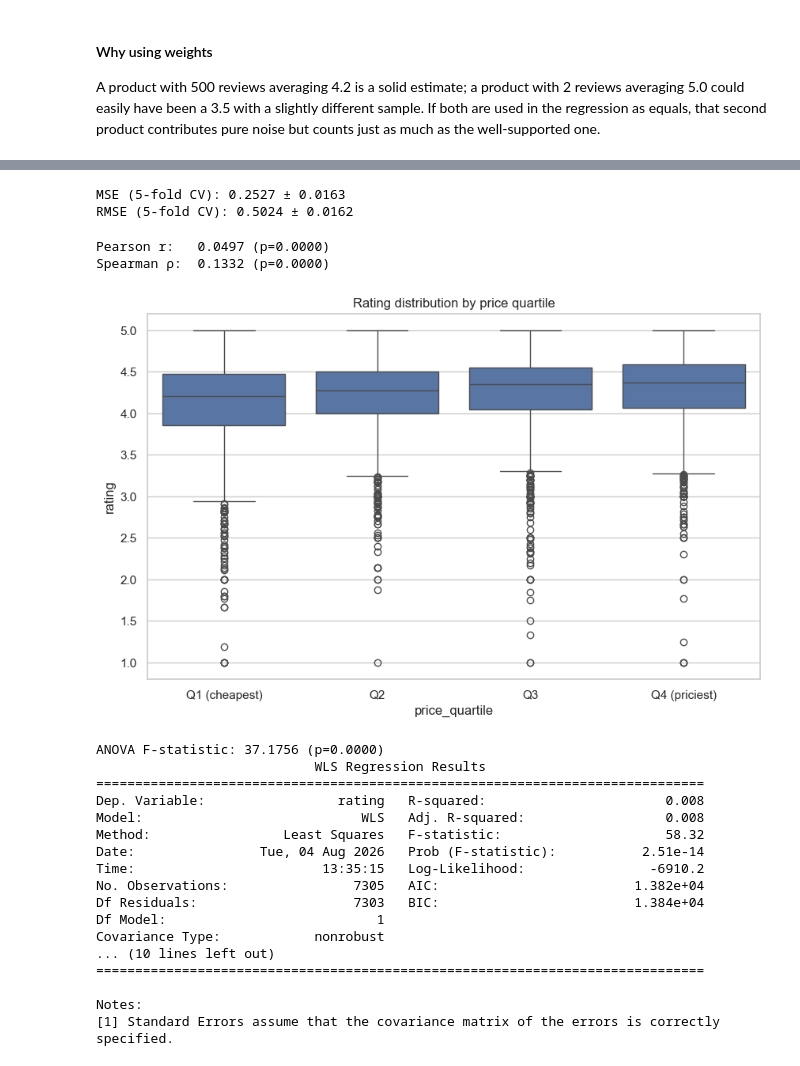
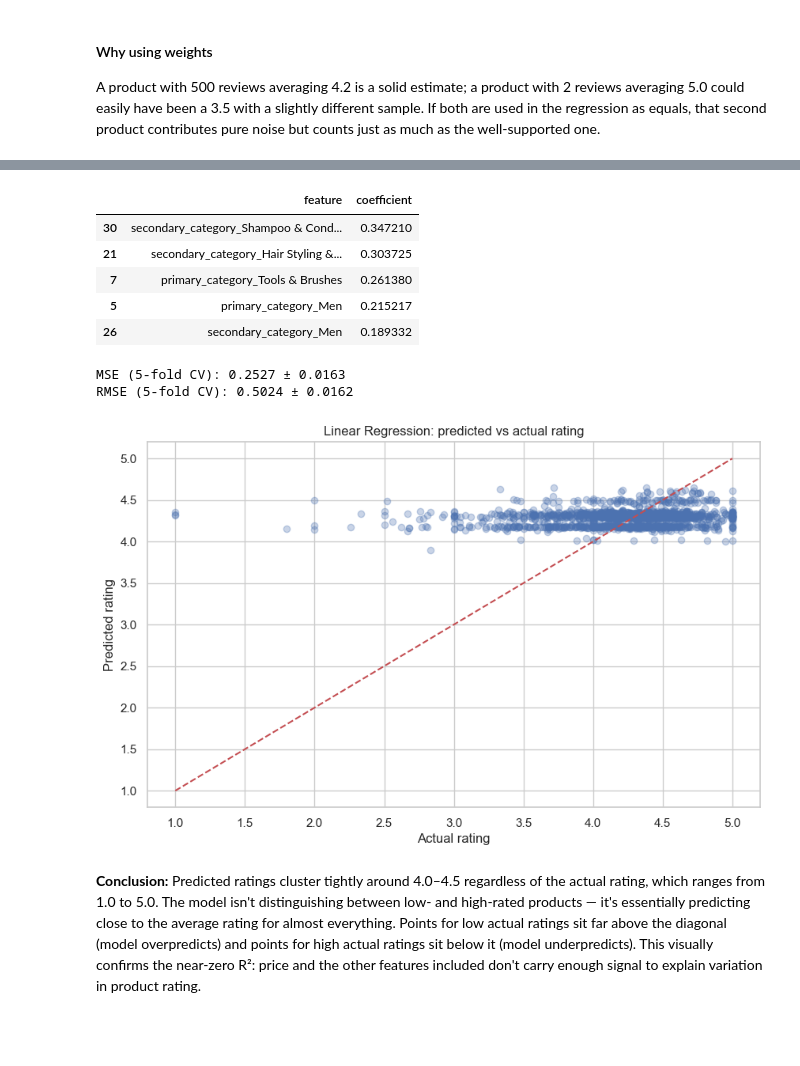
Before and after one commit to imgabrielas/Sephora, a Jupyter notebook: 06_price_vs_rating.ipynb, the cells around one changed output, grey strips where cells are left out. Drawn from its saved outputs; the diff is of its cells as text; code cells hidden in the pictures; blank space fills up the shorter version.

```diff
--- a/06_price_vs_rating.ipynb
+++ b/06_price_vs_rating.ipynb
@@ -104,6 +93,9 @@ loves_count           0
 primary_category      0
 secondary_category    0
 dtype: int64
+# %%
+X_train, X_test, y_train, y_test, weights_train, weights_test = train_test_split(
+    X, y, weights, test_size=0.2, random_state=42)
 # %% [markdown]
 #### Why using weights
 A product with 500 reviews averaging 4.2 is a solid estimate; a product with 2 reviews averaging 5.0 could easily have been a 3.5 with a slightly different sample. If both are used in the regression as equals, that second product contributes pure noise but counts just as much as the well-supported one.
@@ -151,3 +127,17 @@ strong multicollinearity problems or that the design matrix is singular.
+# %%
+# Coefficients: which features move rating, and by how much?
+coef_table = pd.DataFrame({
+    'feature': X.columns,
+    'coefficient': lr.coef_
+}).sort_values('coefficient', ascending=False)
+coef_table.head()
+# %% [output]
+|  | feature | coefficient |
+| 30 | secondary_category_Shampoo & Cond... | 0.347210 |
+| 21 | secondary_category_Hair Styling &... | 0.303725 |
+| 7 | primary_category_Tools & Brushes | 0.261380 |
+| 5 | primary_category_Men | 0.215217 |
+| 26 | secondary_category_Men | 0.189332 |
 # %%
 mse_scores = -cv_results['test_neg_mean_squared_error']
 rmse_scores = np.sqrt(mse_scores)
@@ -157,50 +147,15 @@ print(f"RMSE (5-fold CV): {rmse_scores.mean():.4f} ± {rmse_scores.std():.4f}")
 # %% [output]
 MSE (5-fold CV): 0.2527 ± 0.0163
 RMSE (5-fold CV): 0.5024 ± 0.0162
-# %%
-from scipy.stats import pearsonr, spearmanr, f_oneway
-import statsmodels.api as sm
-
-# 1. Correlation checks
-pearson_corr, pearson_p = pearsonr(df['price_usd'], df['rating'])
-spearman_corr, spearman_p = spearmanr(df['price_usd'], df['rating'])
-
-print(f"Pearson r:   {pearson_corr:.4f} (p={pearson_p:.4f})")
-print(f"Spearman ρ:  {spearman_corr:.4f} (p={spearman_p:.4f})")
-
-# 2. Price-quartile buckets: boxplot + ANOVA
-df['price_quartile'] = pd.qcut(df['price_usd'], q=4, labels=['Q1 (cheapest)', 'Q2', 'Q3', 'Q4 (priciest)'])
-
-sns.boxplot(x='price_quartile', y='rating', data=df)
-plt.title('Rating distribution by price quartile')
-plt.show()
-
-groups = [g['rating'].values for _, g in df.groupby('price_quartile')]
-f_stat, anova_p = f_oneway(*groups)
-print(f"ANOVA F-statistic: {f_stat:.4f} (p={anova_p:.4f})")
-
-# 3. statsmodels OLS for p-values / CIs (weighted by review count)
-X_sm = sm.add_constant(df['price_usd'])
-wls_model = sm.WLS(df['rating'], X_sm, weights=df['reviews']).fit()
-print(wls_model.summary())
-# %% [output]
-Pearson r:   0.0497 (p=0.0000)
-Spearman ρ:  0.1332 (p=0.0000)
-[figure, removed]
-ANOVA F-statistic: 37.1756 (p=0.0000)
-                            WLS Regression Results
-==============================================================================
-Dep. Variable:                 rating   R-squared:                       0.008
-Model:                            WLS   Adj. R-squared:                  0.008
-Method:                 Least Squares   F-statistic:                     58.32
-Date:                Tue, 04 Aug 2026   Prob (F-statistic):           2.51e-14
-Time:                        13:35:15   Log-Likelihood:                -6910.2
-No. Observations:                7305   AIC:                         1.382e+04
-Df Residuals:                    7303   BIC:                         1.384e+04
-Df Model:                           1
-Covariance Type:            nonrobust
-... (10 lines left out)
-==============================================================================
-
-Notes:
-[1] Standard Errors assume that the covariance matrix of the errors is correctly specified.
+# %%
+# Predicted vs actual
+plt.scatter(y_test, y_pred, alpha=0.3)
+plt.plot([y.min(), y.max()], [y.min(), y.max()], 'r--')
+plt.xlabel('Actual rating')
+plt.ylabel('Predicted rating')
+plt.title('Linear Regression: predicted vs actual rating')
+plt.show()
+# %% [output]
+[figure, added]
+# %% [markdown]
+**Conclusion:** Predicted ratings cluster tightly around 4.0–4.5 regardless of the actual rating, which ranges from 1.0 to 5.0. The model isn't distinguishing between low- and high-rated products — it's essentially predicting close to the average rating for almost everything. Points for low actual ratings sit far above the diagonal (model overpredicts) and points for high actual ratings sit below it (model underpredicts). This visually confirms the near-zero R²: price and the other features included don't carry enough signal to explain variation in product rating.
```
Also changed, not shown: parts of 14 cells of this notebook.
